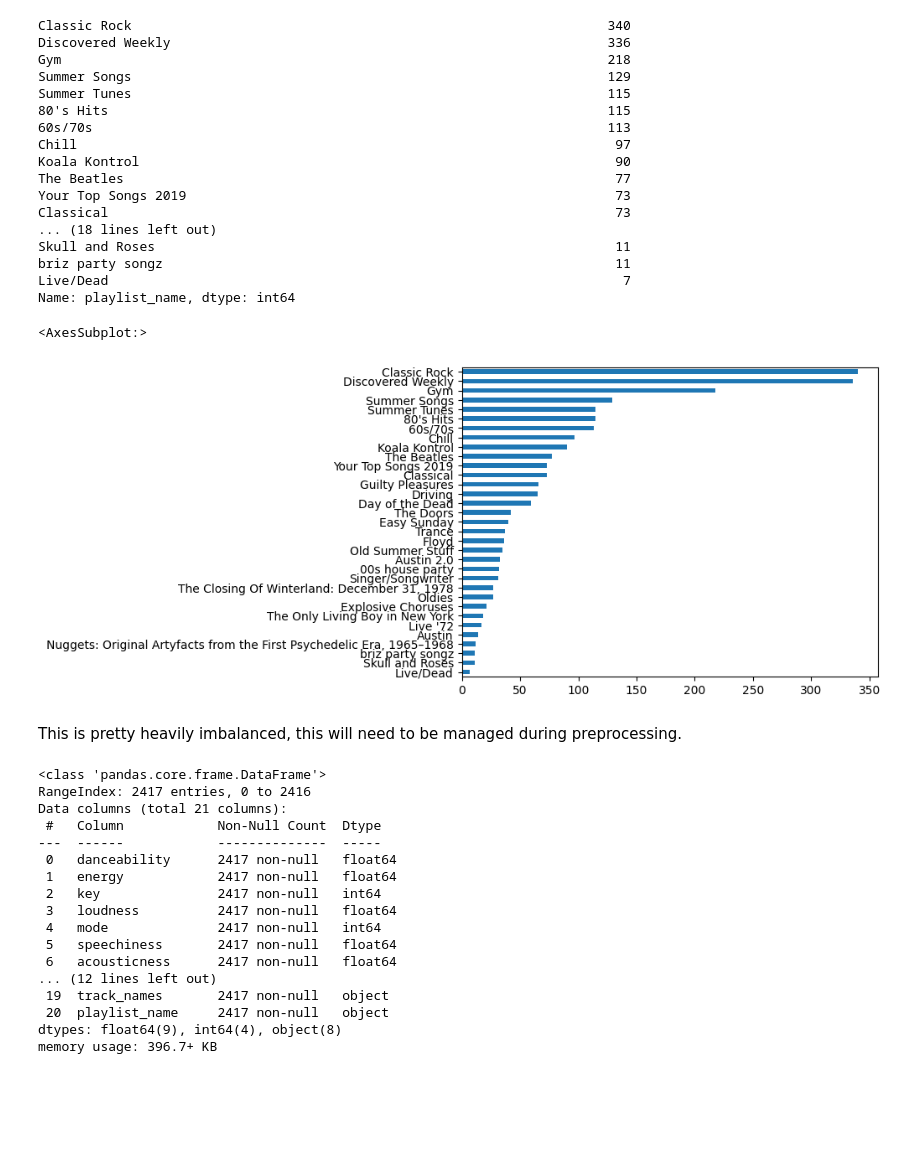
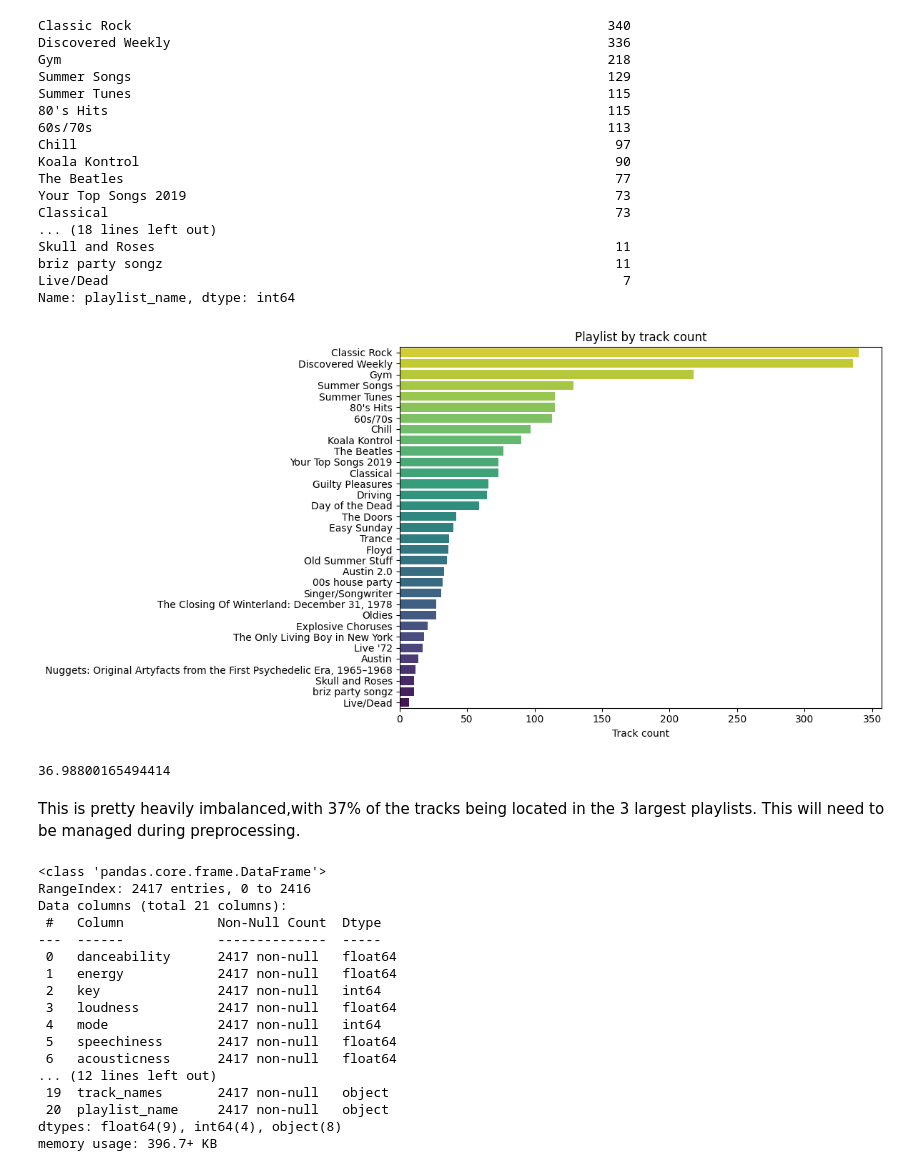
Before and after one commit to jmoro0408/playlist-creator, a Jupyter notebook: playlist_recommender/exploration_notebooks/2.0_playlist_df_exploration.ipynb, the cells around one changed output. Drawn from its saved outputs; the diff is of its cells as text; code cells hidden in the pictures; blank space fills up the shorter version.

```diff
--- a/playlist_recommender/exploration_notebooks/2.0_playlist_df_exploration.ipynb
+++ b/playlist_recommender/exploration_notebooks/2.0_playlist_df_exploration.ipynb
@@ -3,6 +3,8 @@ from pathlib import Path
 import pandas as pd
 import matplotlib.pyplot as plt
 import seaborn as sns
+# %%
+IMAGE_SAVE_DIR = Path(Path.cwd().parent.parent, "images")
 # %%
 playlist_file = Path(Path().cwd().parent, "data", "playlist_df.pkl")
 # %%
@@ -43,13 +73,29 @@ Skull and Roses                                                           11
 briz party songz                                                          11
 Live/Dead                                                                  7
 Name: playlist_name, dtype: int64
-# %%
-df["playlist_name"].value_counts().sort_values().plot(kind="barh")
-# %% [output]
-<AxesSubplot:>
-[figure, removed]
+# %%
+playlist_counts = df["playlist_name"].value_counts().to_frame()
+playlist_counts = playlist_counts.rename(columns= {"playlist_name":"track_count"})
+# %%
+fig, ax = plt.subplots(figsize = (12,6))
+p1 = sns.barplot(data = playlist_counts,
+                 x = playlist_counts['track_count'],
+                 y = playlist_counts.index,
+                 orient = 'h',
+                 ax = ax,
+                 palette = 'viridis_r')
+ax.set_xlabel("Track count")
+ax.set_title("Playlist by track count")
+plt.tight_layout()
+plt.savefig(Path(IMAGE_SAVE_DIR, "Playlist_track_count.png"))
+# %% [output]
+[figure, added]
+# %%
+100 * sum(playlist_counts["track_count"].nlargest(3)) / sum(playlist_counts['track_count'])
+# %% [output]
+36.98800165494414
 # %% [markdown]
-This is pretty heavily imbalanced, this will need to be managed during preprocessing.
+This is pretty heavily imbalanced,with 37% of the tracks being located in the 3 largest playlists. This will need to be managed during preprocessing.
 # %%
 df.info()
 # %% [output]
```
Also changed, not shown: parts of 3 cells of this notebook.
